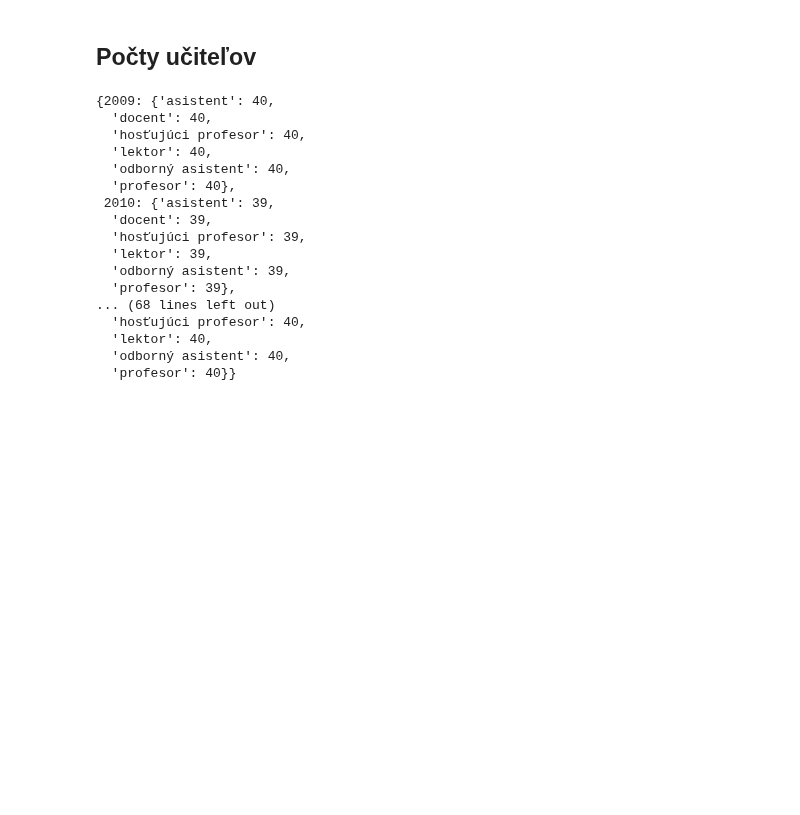
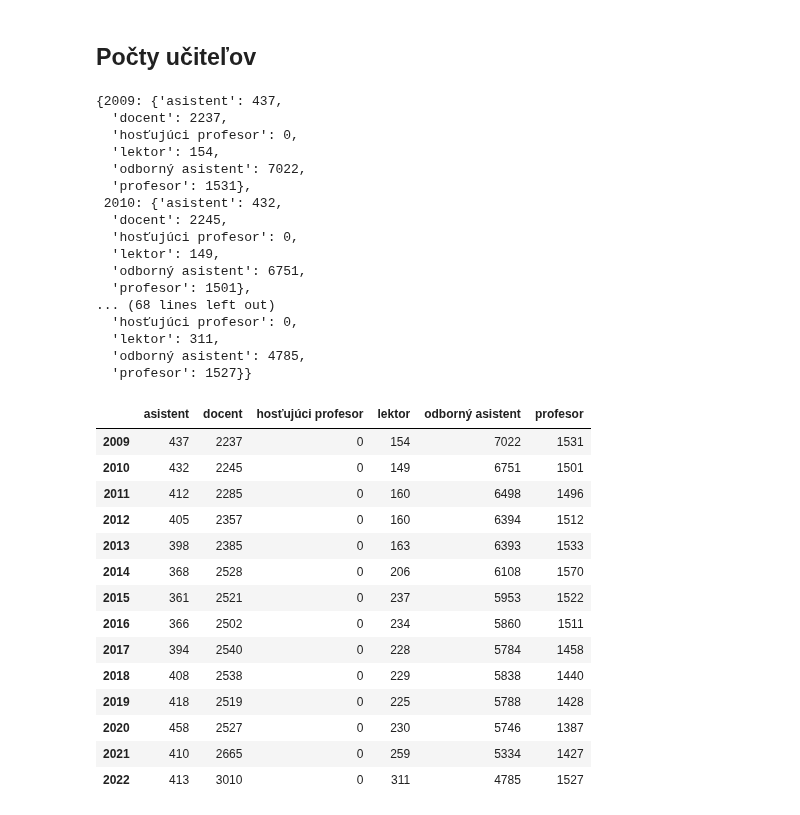
Before and after one commit to hudo16-38/pridav-project, a Jupyter notebook: analysis/analysis.ipynb, the cells around one changed output. Cells and saved outputs as stored; diff of their text form; code cells hidden in the pictures; blank space fills up the shorter version.

```diff
--- a/analysis/analysis.ipynb
+++ b/analysis/analysis.ipynb
@@ -51,7 +51,7 @@ roky = df_teachers_degrees["rok"].unique()
 pocty = {}
 for rok in roky:
     temp = df_teachers_degrees[df_teachers_degrees["rok"] == rok]
-    counts = temp["typ učiteľa"].value_counts()
+    counts = temp.groupby("typ učiteľa")["spolu"].sum()
     for typ in typy:
         if rok not in pocty:
             pocty[rok] = dict()
@@ -59,22 +59,39 @@ for rok in roky:
 
 display(pocty)
 # %% [output]
-{2009: {'asistent': 40,
-  'docent': 40,
-  'hosťujúci profesor': 40,
-  'lektor': 40,
-  'odborný asistent': 40,
-  'profesor': 40},
- 2010: {'asistent': 39,
-  'docent': 39,
-  'hosťujúci profesor': 39,
-  'lektor': 39,
-  'odborný asistent': 39,
-  'profesor': 39},
+{2009: {'asistent': 437,
+  'docent': 2237,
+  'hosťujúci profesor': 0,
+  'lektor': 154,
+  'odborný asistent': 7022,
+  'profesor': 1531},
+ 2010: {'asistent': 432,
+  'docent': 2245,
+  'hosťujúci profesor': 0,
+  'lektor': 149,
+  'odborný asistent': 6751,
+  'profesor': 1501},
 ... (68 lines left out)
-  'hosťujúci profesor': 40,
-  'lektor': 40,
-  'odborný asistent': 40,
-  'profesor': 40}}
+  'hosťujúci profesor': 0,
+  'lektor': 311,
+  'odborný asistent': 4785,
+  'profesor': 1527}}
 # %%
-df = pd.DataFrame(pocty)
+df = pd.DataFrame(pocty).transpose()
+display(df)
+# %% [output]
+|  | asistent | docent | hosťujúci profesor | lektor | odborný asistent | profesor |
+| 2009 | 437 | 2237 | 0 | 154 | 7022 | 1531 |
+| 2010 | 432 | 2245 | 0 | 149 | 6751 | 1501 |
+| 2011 | 412 | 2285 | 0 | 160 | 6498 | 1496 |
+| 2012 | 405 | 2357 | 0 | 160 | 6394 | 1512 |
+| 2013 | 398 | 2385 | 0 | 163 | 6393 | 1533 |
+| 2014 | 368 | 2528 | 0 | 206 | 6108 | 1570 |
+| 2015 | 361 | 2521 | 0 | 237 | 5953 | 1522 |
+| 2016 | 366 | 2502 | 0 | 234 | 5860 | 1511 |
+| 2017 | 394 | 2540 | 0 | 228 | 5784 | 1458 |
+| 2018 | 408 | 2538 | 0 | 229 | 5838 | 1440 |
+| 2019 | 418 | 2519 | 0 | 225 | 5788 | 1428 |
+| 2020 | 458 | 2527 | 0 | 230 | 5746 | 1387 |
+| 2021 | 410 | 2665 | 0 | 259 | 5334 | 1427 |
+| 2022 | 413 | 3010 | 0 | 311 | 4785 | 1527 |
```
Also changed, not shown: parts of 3 cells of this notebook.
